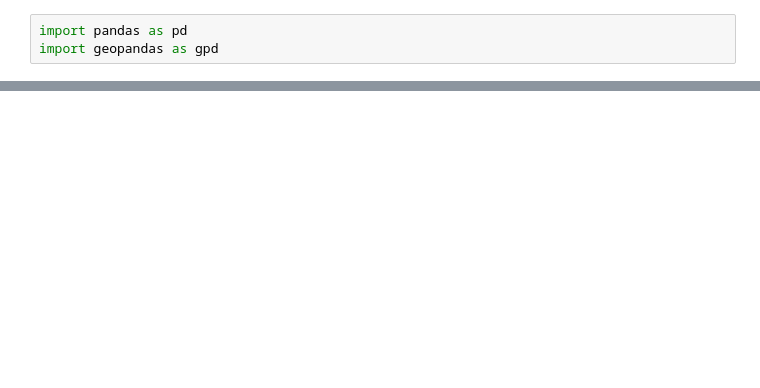
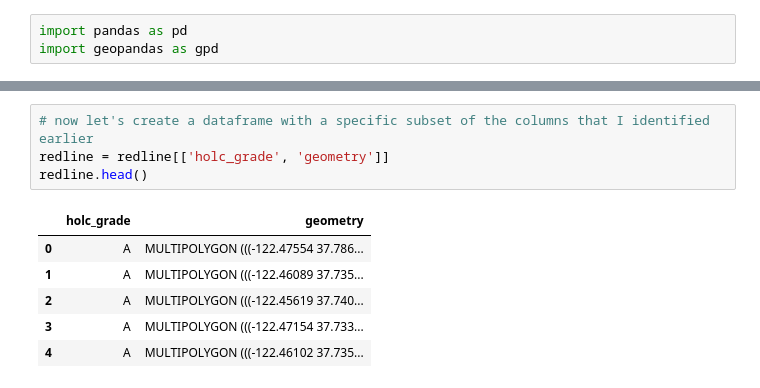
Before and after one commit to tommychandler5/221project, a Jupyter notebook: Group Assignments/W4 Assignment/Historic Redlining Maps.ipynb, the cells around one changed output, grey strips where cells are left out. Cells and saved outputs as stored; diff of their text form; blank space fills up the shorter version.

```diff
--- a/Group Assignments/W4 Assignment/Historic Redlining Maps.ipynb
+++ b/Group Assignments/W4 Assignment/Historic Redlining Maps.ipynb
@@ -7,0 +75,11 @@ DriverError: 221project/Group Assignments/W4 Assignment/data/sfredlined.geojson:
+# %%
+# now let's create a dataframe with a specific subset of the columns that I identified earlier
+redline = redline[['holc_grade', 'geometry']]
+redline.head()
+# %% [output]
+|  | holc_grade | geometry |
+| 0 | A | MULTIPOLYGON (((-122.47554 37.786... |
+| 1 | A | MULTIPOLYGON (((-122.46089 37.735... |
+| 2 | A | MULTIPOLYGON (((-122.45619 37.740... |
+| 3 | A | MULTIPOLYGON (((-122.47154 37.733... |
+| 4 | A | MULTIPOLYGON (((-122.46102 37.735... |
```
Also changed, not shown: parts of 15 cells of this notebook, 1 other file.
